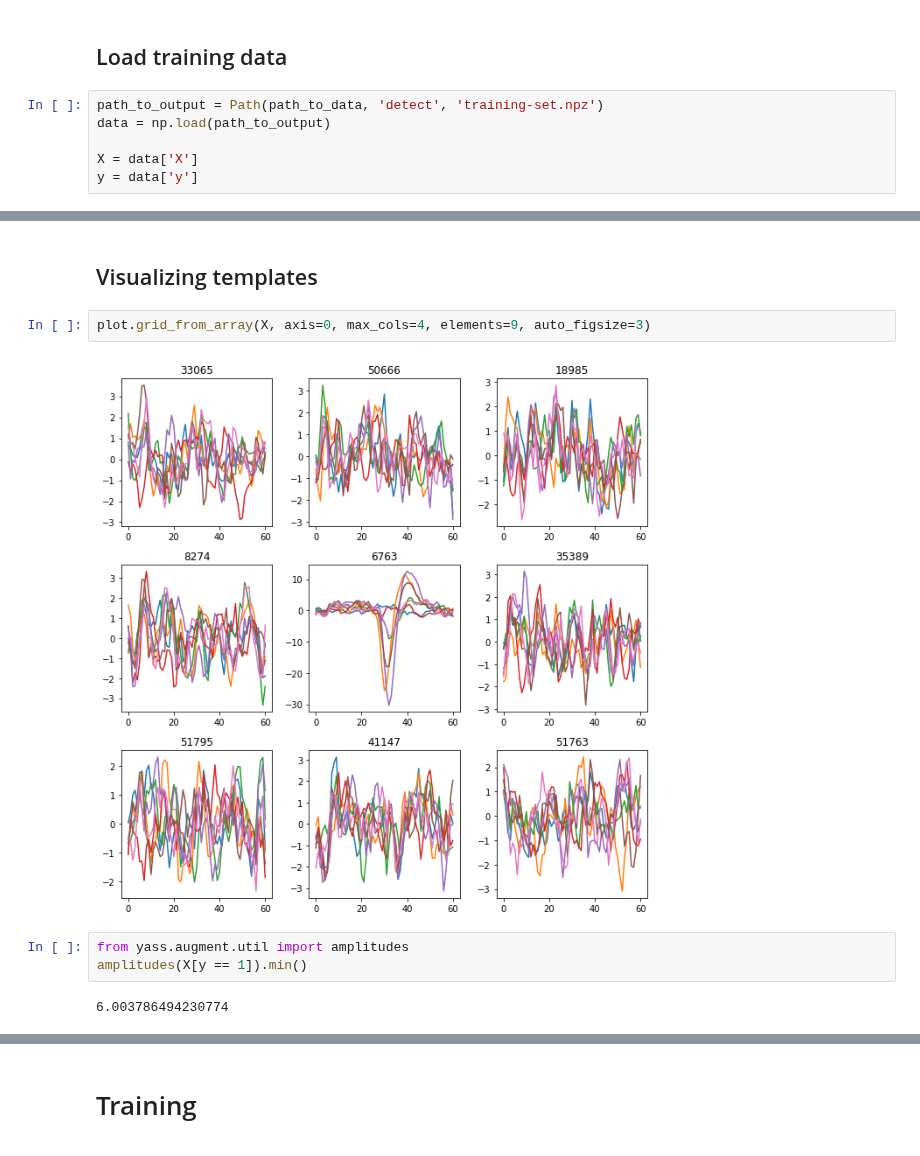
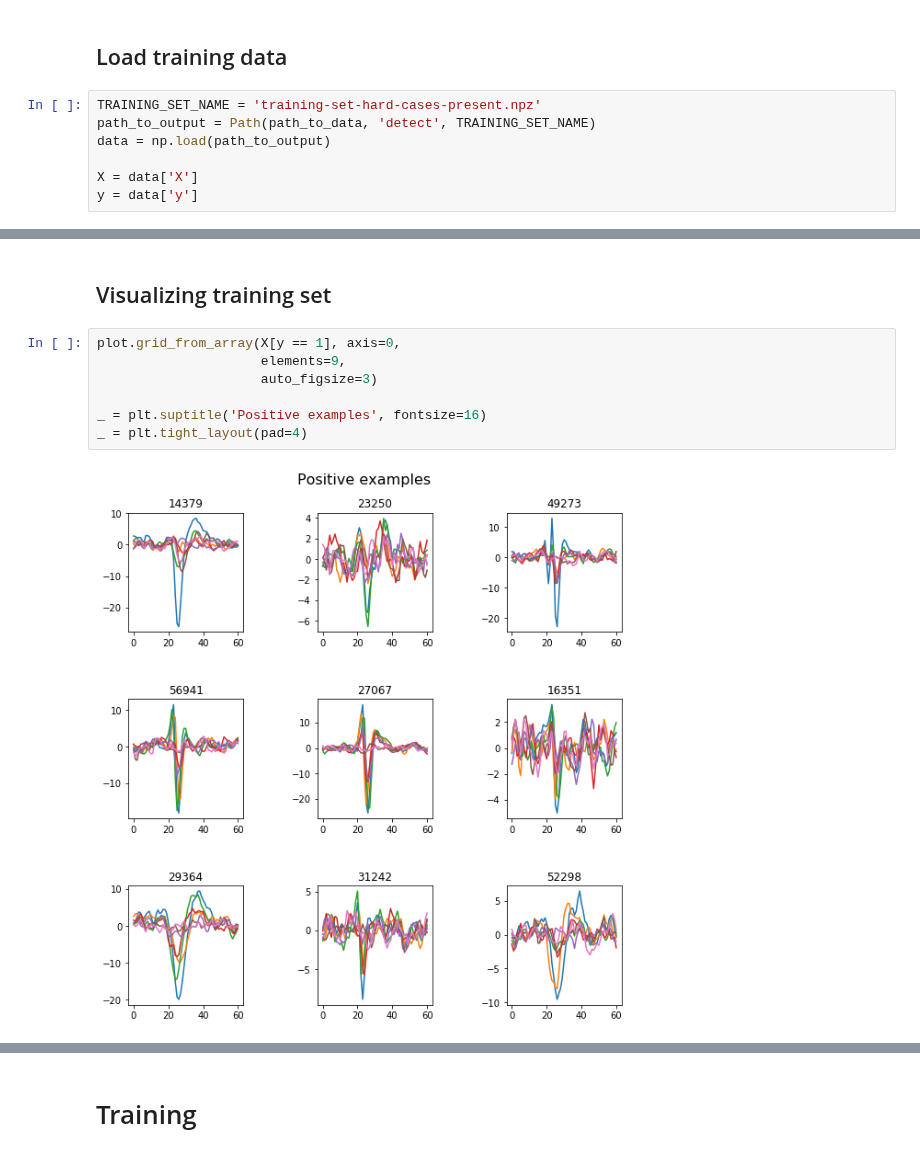
Before and after one commit to edublancas/yass-private, a Jupyter notebook: nnet/detect/train.ipynb, the cells around one changed output, grey strips where cells are left out. Drawn from its saved outputs; the diff is of its cells as text.

```diff
--- a/nnet/detect/train.ipynb
+++ b/nnet/detect/train.ipynb
@@ -69,7 +70,8 @@ CONFIG = read_config()
 # %% [markdown]
 ## Load training data
 # %%
-path_to_output = Path(path_to_data, 'detect', 'training-set.npz')
+TRAINING_SET_NAME = 'training-set-hard-cases-present.npz'
+path_to_output = Path(path_to_data, 'detect', TRAINING_SET_NAME)
 data = np.load(path_to_output)
 
 X = data['X']
@@ -77,11 +86,11 @@ y = data['y']
 # %% [markdown]
-## Visualizing templates
+## Visualizing training set
 # %%
-plot.grid_from_array(X, axis=0, max_cols=4, elements=9, auto_figsize=3)
+plot.grid_from_array(X[y == 1], axis=0,
+                     elements=9,
+                     auto_figsize=3)
+
+_ = plt.suptitle('Positive examples', fontsize=16)
+_ = plt.tight_layout(pad=4)
 # %% [output]
-[figure, old version]
+[figure, new version]
-# %%
-from yass.augment.util import amplitudes
-amplitudes(X[y == 1]).min()
-# %% [output]
-6.003786494230774
```
Also changed, not shown: parts of 7 cells of this notebook, 3 other files.
